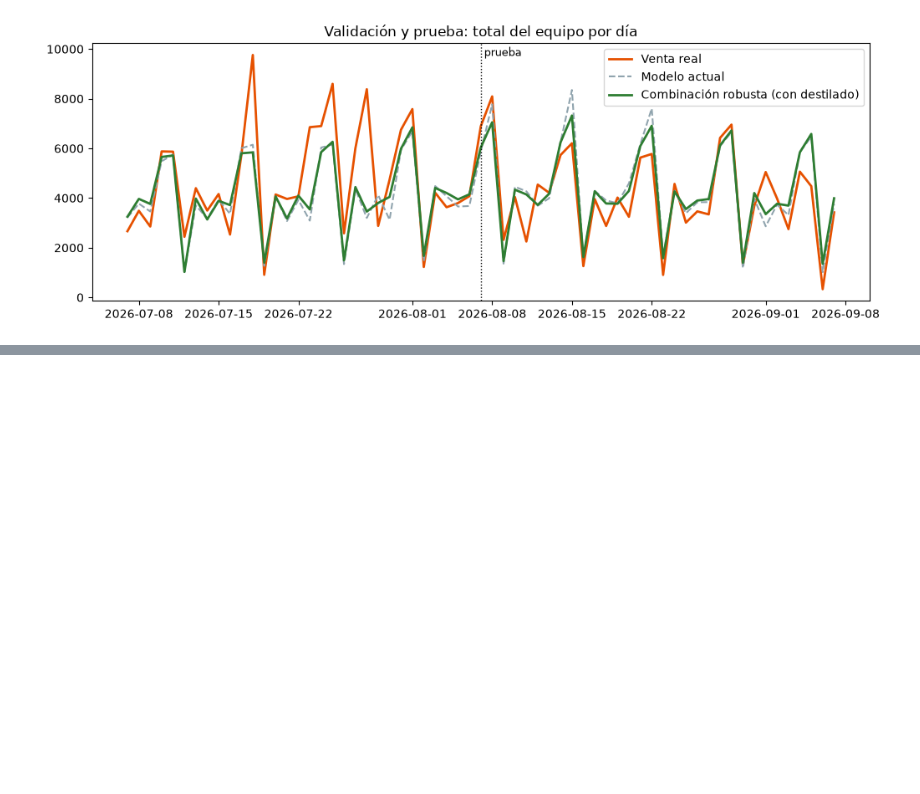
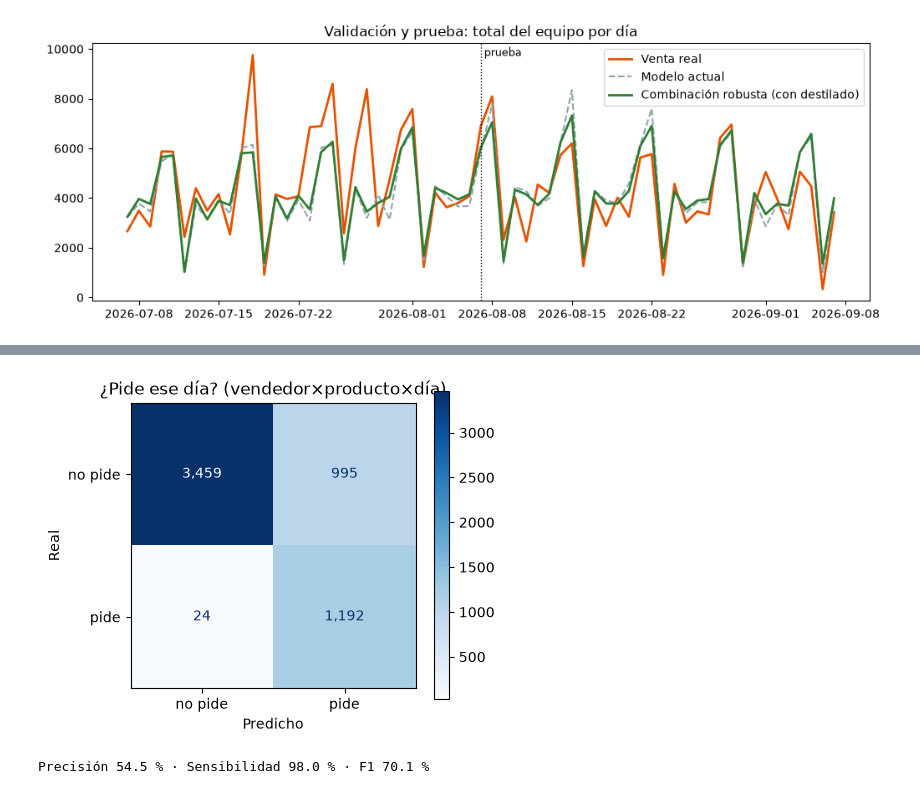
Before and after one commit to JeffryRU/Avicola2-Platform, a Jupyter notebook: notebooks/modelo_demanda.ipynb, the cells around one changed output, grey strips where cells are left out. Saved outputs shown, nothing was run; the diff lists cells and outputs as text; code cells hidden in the pictures; blank space fills up the shorter version.

Commit message:
docs(modelo): matrices en el notebook (confusión de «¿pide?», error por vendedor y tamaño, predicho vs real, importancia de variables)

```diff
--- a/notebooks/modelo_demanda.ipynb
+++ b/notebooks/modelo_demanda.ipynb
@@ -475,0 +483,16 @@ equipo×semana    13.0                 12.1                     11.9
+# %%
+from sklearn.metrics import confusion_matrix, ConfusionMatrixDisplay, precision_score, recall_score, f1_score
+best = pred_both["★ Combinación robusta (promedio de 6)"]
+real = A_both > 0
+said = best >= 0.5
+cm = confusion_matrix(real.ravel(), said.ravel(), labels=[False, True])
+fig, ax = plt.subplots(figsize=(4.6, 4))
+ConfusionMatrixDisplay(cm, display_labels=["no pide", "pide"]).plot(ax=ax, cmap="Blues", values_format=",")
+ax.set_xlabel("Predicho"); ax.set_ylabel("Real"); ax.set_title("¿Pide ese día? (vendedor×producto×día)")
+plt.show()
+print(f"Precisión {100 * precision_score(real.ravel(), said.ravel()):.1f} % · "
+      f"Sensibilidad {100 * recall_score(real.ravel(), said.ravel()):.1f} % · "
+      f"F1 {100 * f1_score(real.ravel(), said.ravel()):.1f} %")
+# %% [output]
+[figure, added]
+Precisión 54.5 % · Sensibilidad 98.0 % · F1 70.1 %
```
Also changed, not shown: parts of 5 cells of this notebook.
